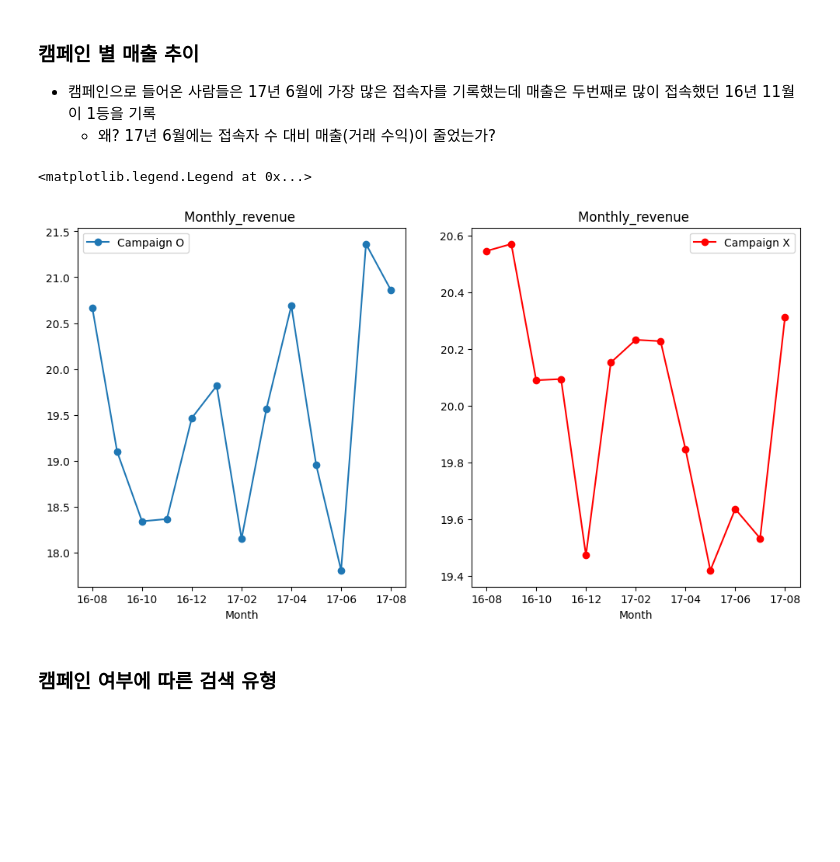
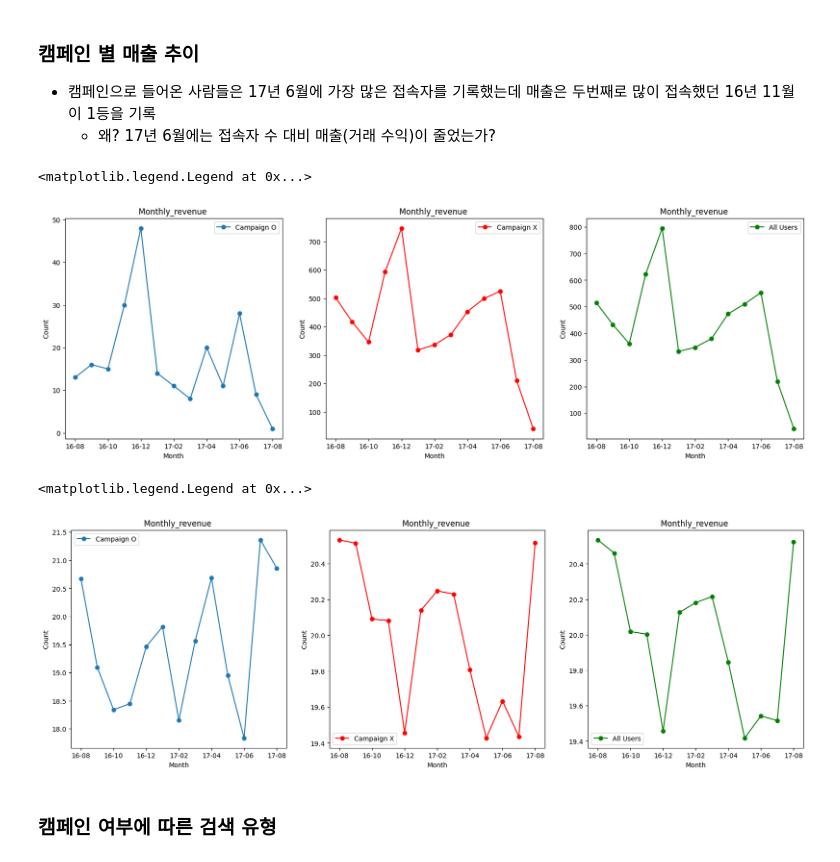
Before and after one commit to eju1019/ipark, a Jupyter notebook: projcet.ipynb, the cells around one changed output. Saved outputs shown, nothing was run; the diff lists cells and outputs as text; code cells hidden in the pictures; blank space fills up the shorter version.

```diff
--- a/projcet.ipynb
+++ b/projcet.ipynb
@@ -43,3 +35,11 @@ please provide us feedback at https://github.com/pandas-dev/pandas/issues/54466
 # %%
 drop_columns = ['socialEngagementType','totals_bounces', 'device_browser', 'device_browserVersion', 'device_browserSize', 'device_operatingSystem', 'device_operatingSystemVersion', 'device_mobileDeviceBranding', 'device_mobileDeviceModel', 'device_mobileInputSelector', 'device_mobileDeviceInfo', 'device_mobileDeviceMarketingName', 'device_flashVersion', 'device_language', 'device_screenColors', 'device_screenResolution', 'geoNetwork_subContinent', 'geoNetwork_region', 'geoNetwork_metro', 'geoNetwork_city', 'geoNetwork_cityId', 'geoNetwork_networkDomain', 'geoNetwork_latitude', 'geoNetwork_longitude', 'geoNetwork_networkLocation', 'trafficSource_adwordsClickInfo.criteriaParameters', 'trafficSource_referralPath', 'trafficSource_adwordsClickInfo.page', 'trafficSource_adwordsClickInfo.gclId', 'trafficSource_adwordsClickInfo.isVideoAd', 'trafficSource_adContent']
 df =df.drop(drop_columns,axis=1)
+# %%
+df_other = df.loc[df['geoNetwork_continent'] != 'Americas']
+df= df.loc[df['geoNetwork_continent'] == 'Americas']
+df_all = pd.concat([df_other, df], axis=0)
+
+# df.info()
+# df_all.info()
+# df_other.geoNetwork_continent
@@ -121,3 +153,6 @@ plt.show()
+# %%
+df_set=df.loc[(df['trafficSource_campaign'] != '(not set)')]
+df_not_set=df.loc[(df['trafficSource_campaign'] == '(not set)')]
 # %% [markdown]
 ## 채널별 효과 분석 (재혁)
     - 캠페인으로 들어온 사람은 다른 사람과 다른 특징을 가지고 있는지 분석
@@ -130,21 +165,28 @@ plt.show()
 캠페인 참여 안한 사람들은 5시에 최저, 17,18시가 가장 많은 접속 했음을 알 수 있고,  캠페인에 참여하지 않은 사람들은 주로 오후에 활동하는것으로 판단된다.
 # %%
 #캠페인에 따른 시간대 별 차이
-df_set=df.loc[df['trafficSource_campaign'] != '(not set)']
-df_not_set=df.loc[df['trafficSource_campaign'] == '(not set)']
 
-plt.figure(figsize=(12,6))
-plt.subplot(1,2,1)
+plt.figure(figsize=(20,6))
+plt.subplot(1,3,1)
 df_set.groupby('hour_of_day')['hour_of_day'].value_counts().plot(kind='line',label='Campaign O',marker='o')
 plt.title('Campaign-specific Access Times')
 plt.ylabel('Users')
 plt.grid()
 plt.legend()
 
-plt.subplot(1,2,2)
+plt.subplot(1,3,2)
 df_not_set.groupby('hour_of_day')['hour_of_day'].value_counts().plot(kind='line',color='red',label='Campaign X',marker='o')
 plt.title('Non-Campaign-specific Access Times')
 plt.ylabel('Users')
 plt.grid()
 plt.legend()
+plt.show()
+
+plt.figure(figsize=(12,6))
+df.groupby('hour_of_day')['hour_of_day'].value_counts().plot(kind='line',color='green',label='All Users',marker='o')
+plt.title('Ameriacas User Access Times')
+plt.ylabel('Users')
+plt.xticks(range(25))
+plt.grid()
+plt.legend()
 # %% [output]
@@ -181,25 +231,62 @@ plt.legend()
 ### 캠페인 별 매출 추이
    - 캠페인으로 들어온 사람들은 17년 6월에 가장 많은 접속자를 기록했는데 매출은 두번째로 많이 접속했던 16년 11월이 1등을 기록
      - 왜? 17년 6월에는 접속자 수 대비 매출(거래 수익)이 줄었는가?
+# %%
+#캠페인 별 매출 추이
+plt.figure(figsize=(20,6))
+
+plt.subplot(1,3,1)
+df_set.groupby('date_of_Month')['totals_transactionRevenue'].count().plot(kind='line',label='Campaign O' ,marker='o')
+plt.title('Monthly_revenue ')
+plt.xlabel('Month')
+plt.ylabel('Count')
+plt.legend()
+
+
+plt.subplot(1,3,2)
+df_not_set.groupby('date_of_Month')['totals_transactionRevenue'].count().plot(kind='line',label='Campaign X',color='red', marker='o')
+plt.title('Monthly_revenue ')
+plt.xlabel('Month')
+plt.ylabel('Count')
+plt.legend()
+
+plt.subplot(1,3,3)
+df.groupby('date_of_Month')['totals_transactionRevenue'].count().plot(kind='line',label='All Users',color='green', marker='o')
+plt.title('Monthly_revenue ')
+plt.xlabel('Month')
+plt.ylabel('Count')
+plt.legend()
+# %% [output]
+<matplotlib.legend.Legend at 0x...>
+[figure, added]
 # %%
 #캠페인 별 매출 추이
-plt.figure(figsize=(12,6))
+plt.figure(figsize=(20,6))
 
-plt.subplot(1,2,1)
+plt.subplot(1,3,1)
 df_set.groupby('date_of_Month')['totals_transactionRevenue'].mean().plot(kind='line',label='Campaign O' ,marker='o')
 plt.title('Monthly_revenue ')
 plt.xlabel('Month')
+plt.ylabel('Count')
 plt.legend()
 
 
-plt.subplot(1,2,2)
+plt.subplot(1,3,2)
 df_not_set.groupby('date_of_Month')['totals_transactionRevenue'].mean().plot(kind='line',label='Campaign X',color='red', marker='o')
 plt.title('Monthly_revenue ')
 plt.xlabel('Month')
+plt.ylabel('Count')
 plt.legend()
+
+plt.subplot(1,3,3)
+df.groupby('date_of_Month')['totals_transactionRevenue'].mean().plot(kind='line',label='All Users',color='green', marker='o')
+plt.title('Monthly_revenue ')
+plt.xlabel('Month')
+plt.ylabel('Count')
+plt.legend()
 # %% [output]
 <matplotlib.legend.Legend at 0x...>
-[figure, old version]
+[figure, new version]
 # %% [markdown]
 ### 캠페인 여부에 따른 검색 유형
 # %% [markdown]
```
Also changed, not shown: parts of 31 cells of this notebook.
